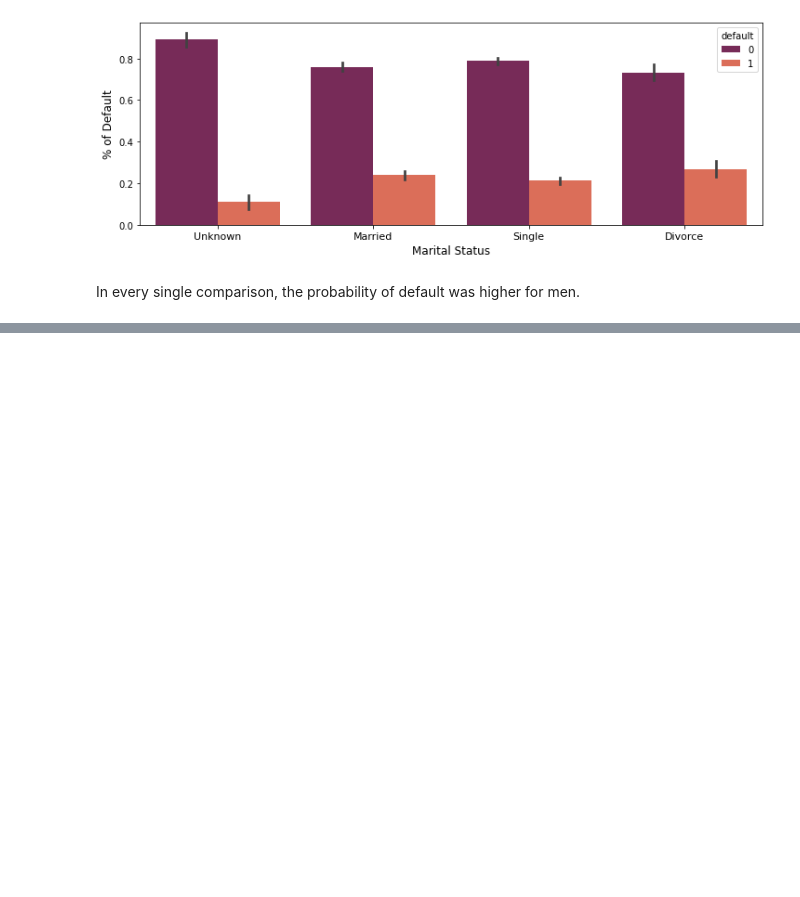
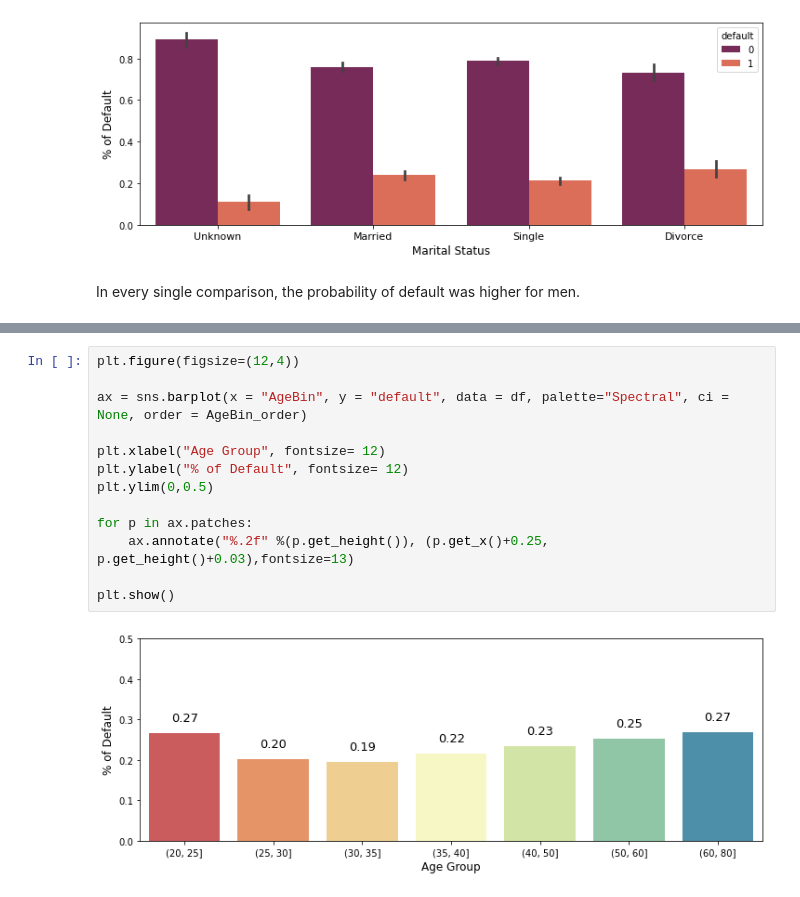
Before and after one commit to ARPITA-ds/credit_card_fault, a Jupyter notebook: research/eda.ipynb, the cells around one changed output, grey strips where cells are left out. Cells and saved outputs as stored; diff of their text form; blank space fills up the shorter version.

```diff
--- a/research/eda.ipynb
+++ b/research/eda.ipynb
@@ -599,0 +681,15 @@ In every single comparison, the probability of default was higher for men.
+# %%
+plt.figure(figsize=(12,4))
+
+ax = sns.barplot(x = "AgeBin", y = "default", data = df, palette="Spectral", ci = None, order = AgeBin_order)
+
+plt.xlabel("Age Group", fontsize= 12)
+plt.ylabel("% of Default", fontsize= 12)
+plt.ylim(0,0.5)
+
+for p in ax.patches:
+    ax.annotate("%.2f" %(p.get_height()), (p.get_x()+0.25, p.get_height()+0.03),fontsize=13)
+
+plt.show()
+# %% [output]
+[figure, added]
```
Also changed, not shown: parts of 54 cells of this notebook.
